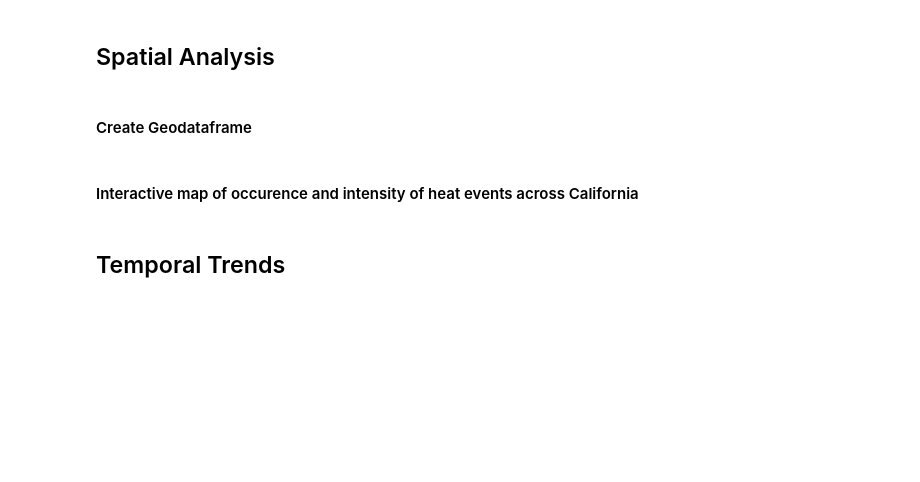
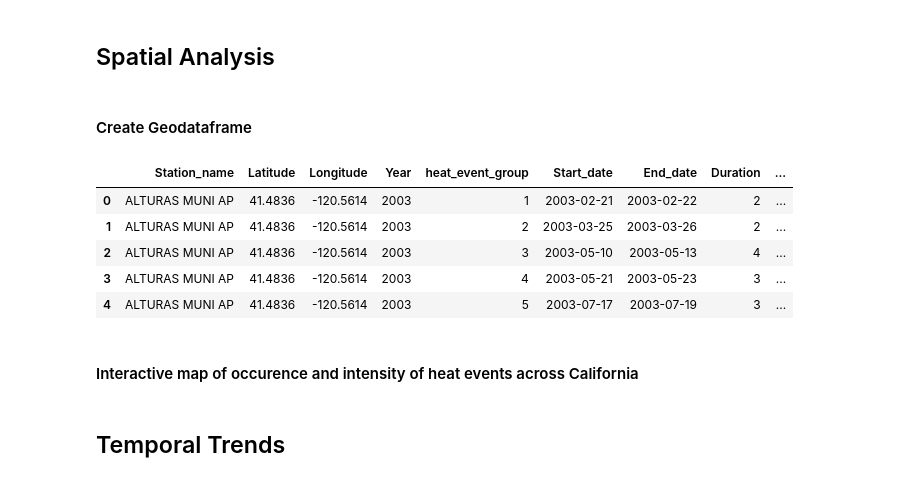
Before and after one commit to lizbethkr/PHIT-Project-1, a Jupyter notebook: notebooks/05_heat_identification.ipynb, the cells around one changed output. Saved outputs shown, nothing was run; the diff lists cells and outputs as text; code cells hidden in the pictures; blank space fills up the shorter version.

```diff
--- a/notebooks/05_heat_identification.ipynb
+++ b/notebooks/05_heat_identification.ipynb
@@ -148,3 +150,12 @@ heat_event_gdf.crs = 'EPSG:4326'
+# %%
+heat_event_gdf.head()
+# %% [output]
+|  | Station_name | Latitude | Longitude | Year | heat_event_group | Start_date | End_date | Duration | ... |
+| 0 | ALTURAS MUNI AP | 41.4836 | -120.5614 | 2003 | 1 | 2003-02-21 | 2003-02-22 | 2 | ... |
+| 1 | ALTURAS MUNI AP | 41.4836 | -120.5614 | 2003 | 2 | 2003-03-25 | 2003-03-26 | 2 | ... |
+| 2 | ALTURAS MUNI AP | 41.4836 | -120.5614 | 2003 | 3 | 2003-05-10 | 2003-05-13 | 4 | ... |
+| 3 | ALTURAS MUNI AP | 41.4836 | -120.5614 | 2003 | 4 | 2003-05-21 | 2003-05-23 | 3 | ... |
+| 4 | ALTURAS MUNI AP | 41.4836 | -120.5614 | 2003 | 5 | 2003-07-17 | 2003-07-19 | 3 | ... |
 # %% [markdown]
 #### Interactive map of occurence and intensity of heat events across California
 # %%
```
Also changed, not shown: parts of 2 cells of this notebook, 1 other file.
